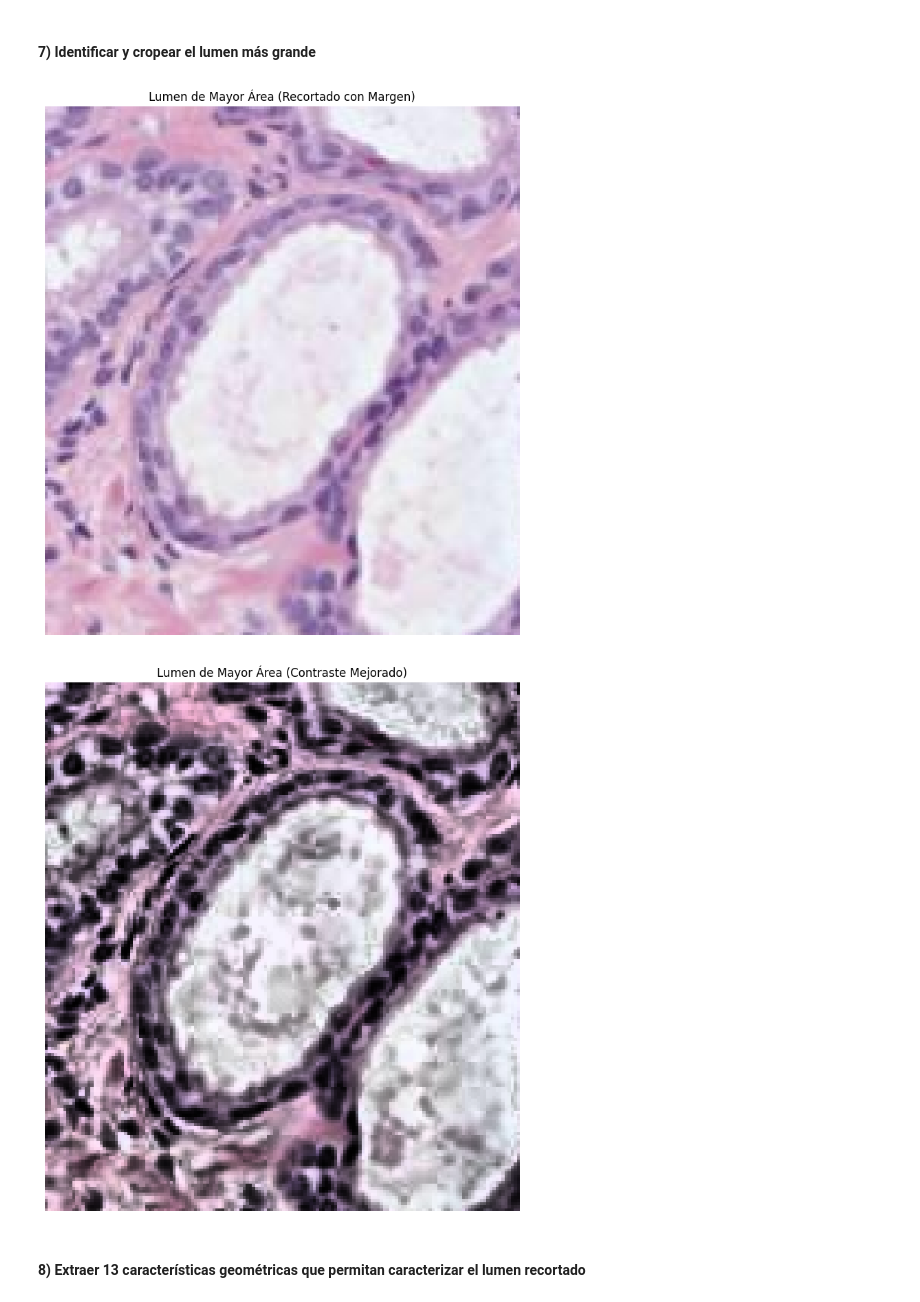
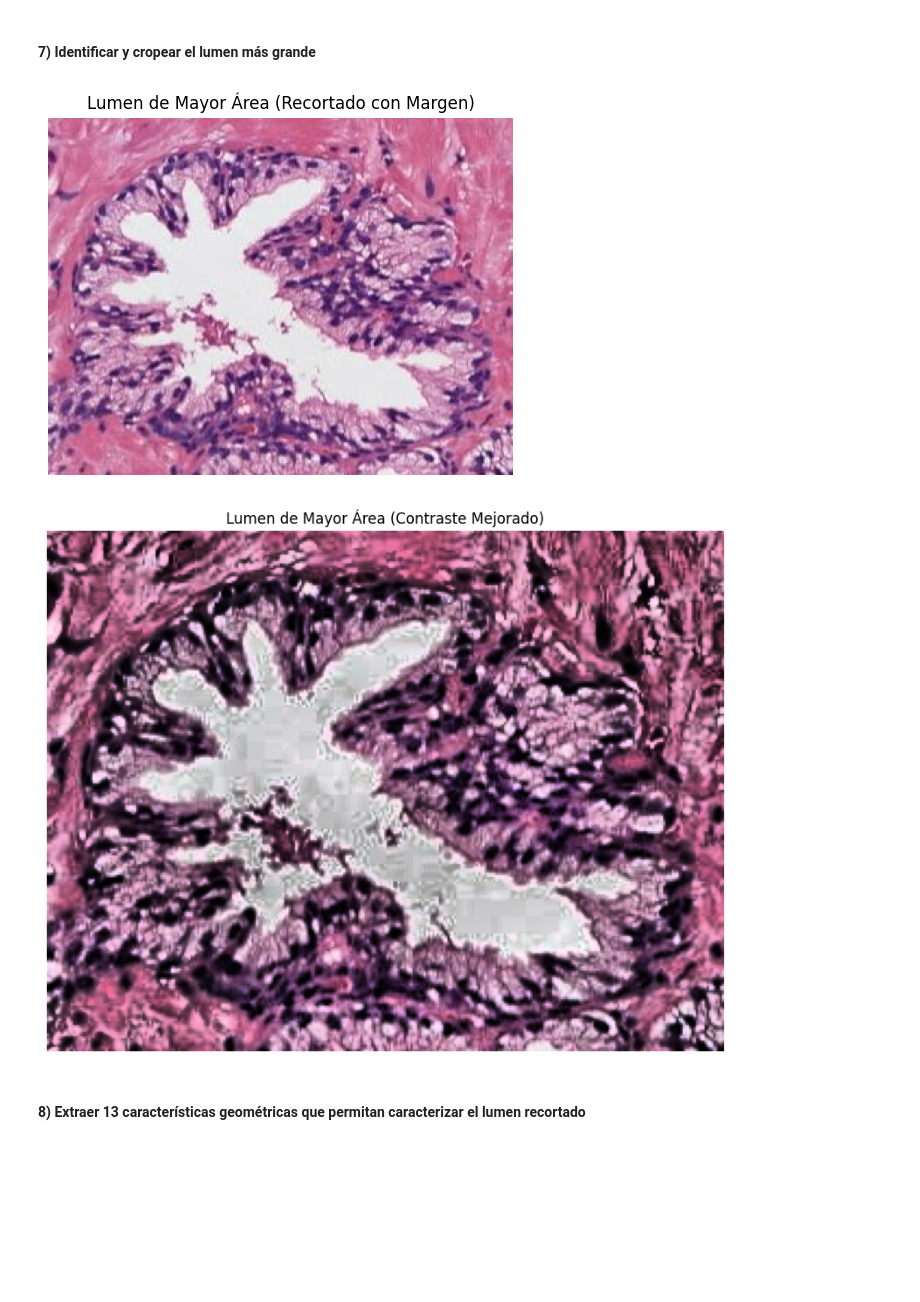
Before and after one commit to JLRRC/MASTERIA, a Jupyter notebook: 05MIAR_Aprendizaje_Supervisado/Act/Actividad_C1_P1_LozanoRodriguez_Jesus.histo1.ipynb, the cells around one changed output. Drawn from its saved outputs; the diff is of its cells as text; code cells hidden in the pictures; blank space fills up the shorter version.

```diff
--- a/05MIAR_Aprendizaje_Supervisado/Act/Actividad_C1_P1_LozanoRodriguez_Jesus.histo1.ipynb
+++ b/05MIAR_Aprendizaje_Supervisado/Act/Actividad_C1_P1_LozanoRodriguez_Jesus.histo1.ipynb
@@ -43,16 +44,18 @@ Imagen descargada exitosamente como: histo_2.jpg
 # Importar las librerías necesarias; skimage y matplotlib
 import numpy as np
 import matplotlib.pyplot as plt
-from skimage import io, filters, img_as_ubyte, color, measure
+from skimage import io, filters, img_as_ubyte, color, measure, morphology
 from skimage.filters import gaussian, threshold_otsu
 from skimage.segmentation import flood
 from skimage.util import img_as_ubyte
+from skimage.measure import label, regionprops
 from scipy.ndimage import binary_fill_holes
-
+import pandas as pd
+from tabulate import tabulate
 
 # Leer la imagen en formato RGB
-#image_path = "histo_1.jpg"
-image_path = "histo_2.jpg"
+image_path = "histo_1.jpg"
+#image_path = "histo_2.jpg"
 image = io.imread(image_path)
 # %%
 # Normalizar la imagen para que los píxeles se encuentren en el rango [0, 1]
@@ -315,35 +313,35 @@ if not regions:
     raise ValueError("No se encontraron regiones conectadas en la máscara.")
 
 # Encontrar la región de mayor área
 largest_region = max(regions, key=lambda r: r.area)
 
 # Obtener las coordenadas de la bounding box de la región más grande
 min_row, min_col, max_row, max_col = largest_region.bbox
 
 # Definir un margen en píxeles
 margin = 40
 
 # Ajustar las coordenadas del bounding box para incluir el margen
 min_row = max(min_row - margin, 0)  # Evitar que sea menor que 0
 min_col = max(min_col - margin, 0)
 max_row = min(max_row + margin, image_normalized.shape[0])  # Evitar que exceda el tamaño de la imagen
 max_col = min(max_col + margin, image_normalized.shape[1])
 
 # Validar que las coordenadas de la bounding box estén dentro de los límites de la imagen original
 if max_row > image_normalized.shape[0] or max_col > image_normalized.shape[1]:
     raise ValueError("La bounding box excede las dimensiones de la imagen original.")
 
 # Recortar el lumen más grande de la imagen original RGB con el margen incluido
 cropped_lumen = image_normalized[min_row:max_row, min_col:max_col]
 
 # Visualizar el lumen recortado
-plt.figure(figsize=(10, 10))
+plt.figure(figsize=(6, 6))
 plt.imshow(cropped_lumen)
 plt.title("Lumen de Mayor Área (Recortado con Margen)")
 plt.axis("off")
 plt.show()
 # %% [output]
-[figure, old version]
+[figure, new version]
 # %%
 from skimage import exposure
 
@@ -357,7 +355,7 @@ plt.title("Lumen de Mayor Área (Contraste Mejorado)")
 plt.axis("off")
 plt.show()
 # %% [output]
-[figure, old version]
+[figure, new version]
 # %% [markdown]
 #### 8) Extraer 13 características geométricas que permitan caracterizar el lumen recortado
 # %%
```
Also changed, not shown: parts of 9 cells of this notebook.
